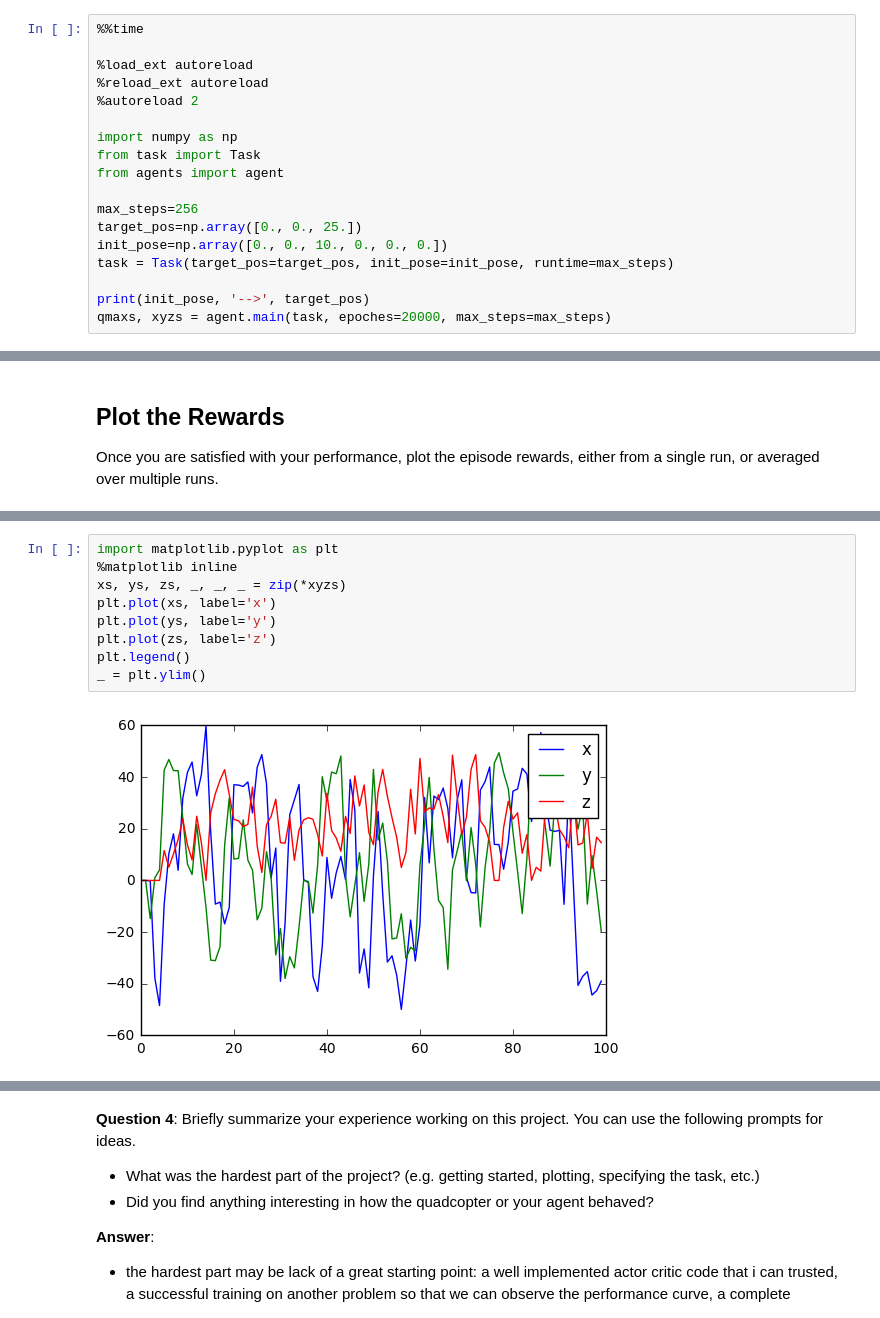
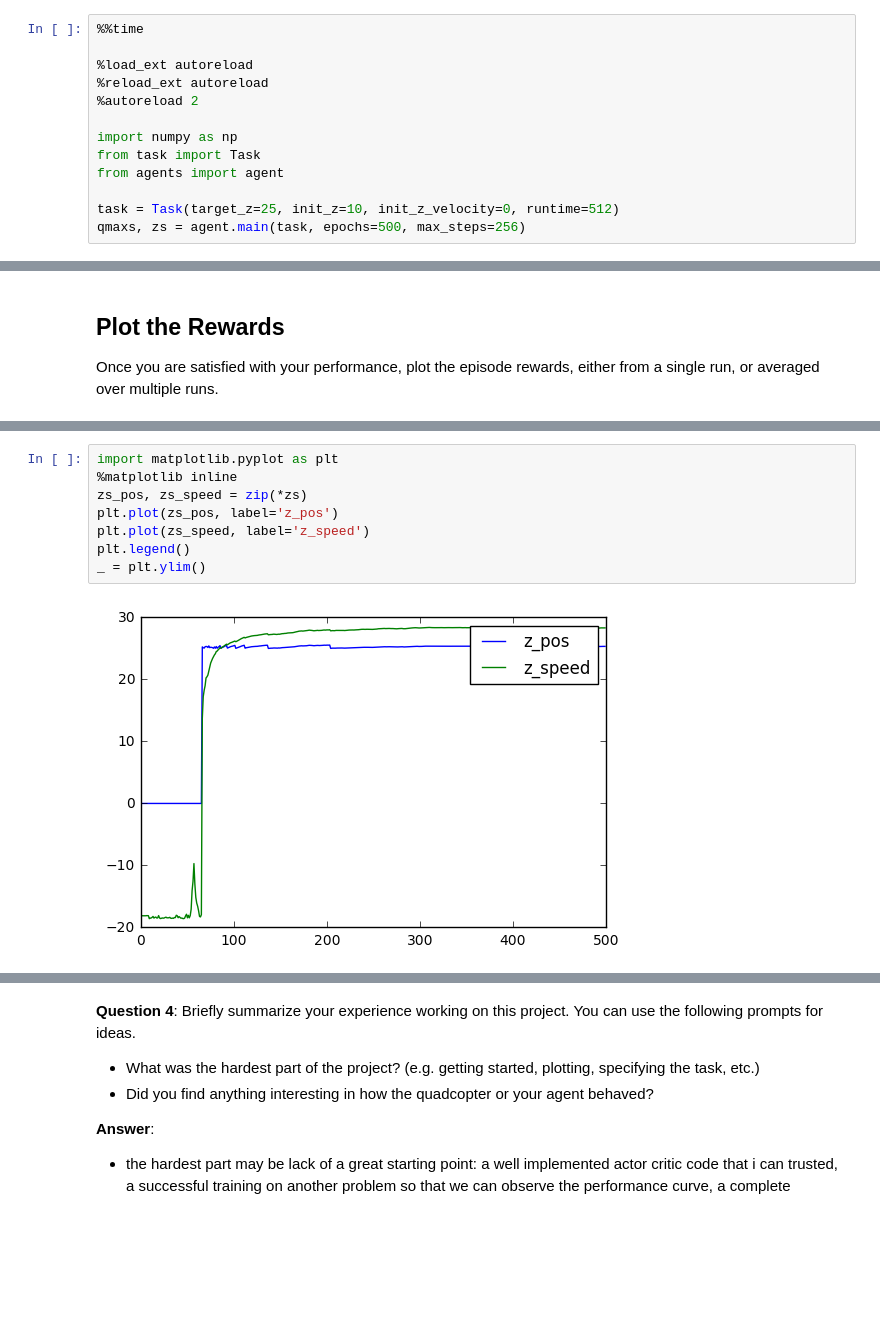
Before and after one commit to dapengAtGoGuardian/quadcopter, a Jupyter notebook: Quadcopter_Project.ipynb, the cells around one changed output, grey strips where cells are left out. Drawn from its saved outputs; the diff is of its cells as text; blank space fills up the shorter version.

```diff
--- a/Quadcopter_Project.ipynb
+++ b/Quadcopter_Project.ipynb
@@ -241,10 +241,5 @@ import numpy as np
 from task import Task
 from agents import agent
 
-max_steps=256
-target_pos=np.array([0., 0., 25.])
-init_pose=np.array([0., 0., 10., 0., 0., 0.])
-task = Task(target_pos=target_pos, init_pose=init_pose, runtime=max_steps)
-
-print(init_pose, '-->', target_pos)
-qmaxs, xyzs = agent.main(task, epoches=20000, max_steps=max_steps)
+task = Task(target_z=25, init_z=10, init_z_velocity=0, runtime=512)
+qmaxs, zs = agent.main(task, epochs=500, max_steps=256)
@@ -270,11 +258,10 @@ _ = plt.ylim()
 # %%
 import matplotlib.pyplot as plt
 %matplotlib inline
-xs, ys, zs, _, _, _ = zip(*xyzs)
-plt.plot(xs, label='x')
-plt.plot(ys, label='y')
-plt.plot(zs, label='z')
+zs_pos, zs_speed = zip(*zs)
+plt.plot(zs_pos, label='z_pos')
+plt.plot(zs_speed, label='z_speed')
 plt.legend()
 _ = plt.ylim()
 # %% [output]
-[figure, old version]
+[figure, new version]
```
Also changed, not shown: parts of 12 cells of this notebook, 3 other files.
